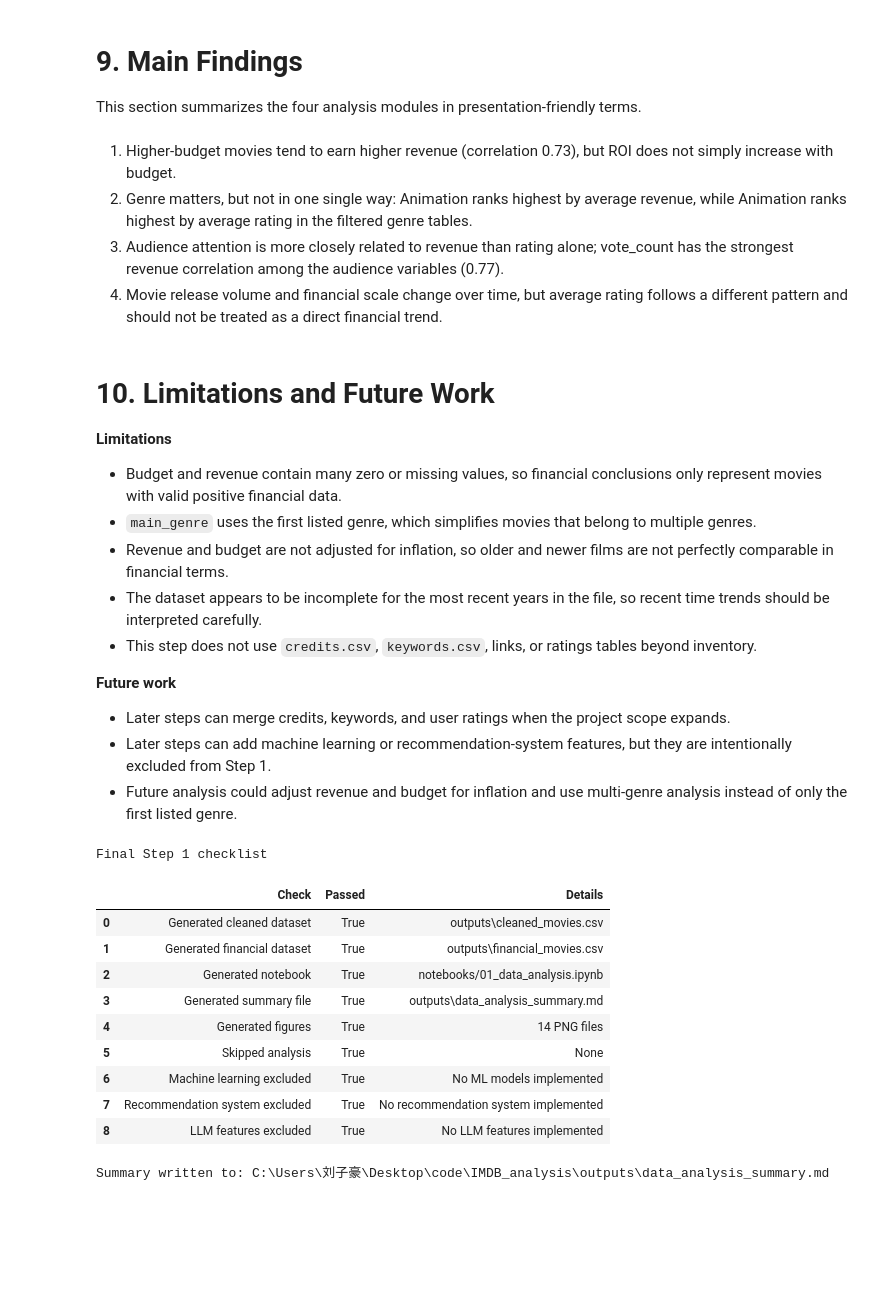
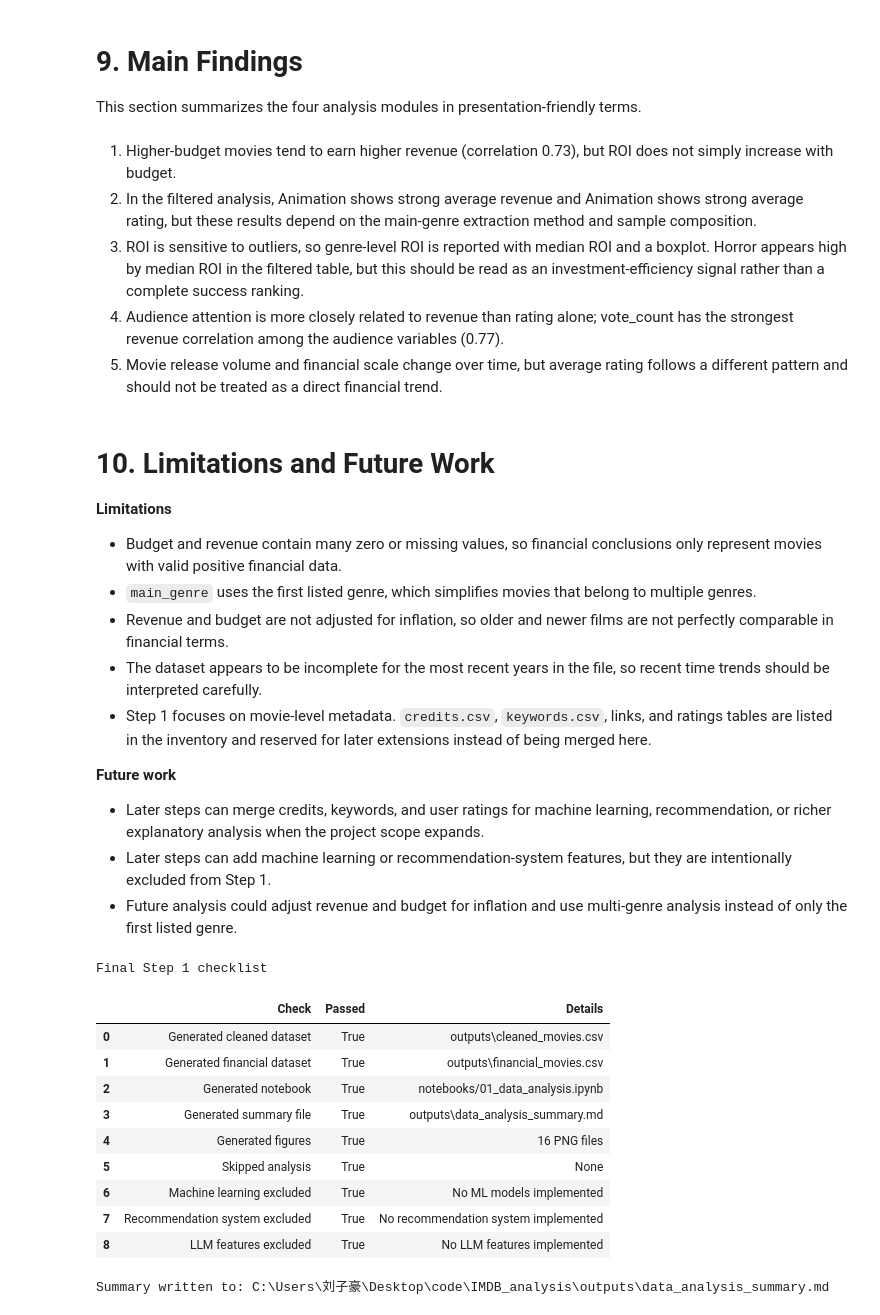
Before and after one commit to LiuZihao-Louis/IMDB_analysis, a Jupyter notebook: notebooks/01_data_analysis.ipynb, the cells around one changed output. Cells and saved outputs as stored; diff of their text form; code cells hidden in the pictures; blank space fills up the shorter version.

```diff
--- a/notebooks/01_data_analysis.ipynb
+++ b/notebooks/01_data_analysis.ipynb
@@ -316,5 +324,5 @@ display(genre_roi)
 # %%
-for figure_name in ["revenue_by_genre.png", "rating_by_genre.png", "roi_by_genre.png"]:
+for figure_name in ["revenue_by_genre.png", "rating_by_genre.png", "roi_by_genre.png", "roi_boxplot_by_genre.png"]:
     path = figure_paths.get(figure_name)
     if path:
         display(Image(filename=str(path)))
@@ -408,17 +417,19 @@ strongest_audience_corr = audience_corr.drop(labels=["revenue"], errors="ignore"
 
 main_findings = [
     f"1. Higher-budget movies tend to earn higher revenue (correlation {commercial_stats['budget_revenue_corr']:.2f}), but ROI does not simply increase with budget.",
-    f"2. Genre matters, but not in one single way: {top_revenue_genre} ranks highest by average revenue, while {top_rating_genre} ranks highest by average rating in the filtered genre tables.",
-    f"3. Audience attention is more closely related to revenue than rating alone; {strongest_audience_signal} has the strongest revenue correlation among the audience variables ({strongest_audience_corr:.2f}).",
-    f"4. Movie release volume and financial scale change over time, but average rating follows a different pattern and should not be treated as a direct financial trend.",
+    f"2. In the filtered analysis, {top_revenue_genre} shows strong average revenue and {top_rating_genre} shows strong average rating, but these results depend on the main-genre extraction method and sample composition.",
+    f"3. ROI is sensitive to outliers, so genre-level ROI is reported with median ROI and a boxplot. {top_roi_genre} appears high by median ROI in the filtered table, but this should be read as an investment-efficiency signal rather than a complete success ranking.",
+    f"4. Audience attention is more closely related to revenue than rating alone; {strongest_audience_signal} has the strongest revenue correlation among the audience variables ({strongest_audience_corr:.2f}).",
+    f"5. Movie release volume and financial scale change over time, but average rating follows a different pattern and should not be treated as a direct financial trend.",
 ]
 
 display(Markdown("\n".join(main_findings)))
 # %% [output]
 1. Higher-budget movies tend to earn higher revenue (correlation 0.73), but ROI does not simply increase with budget.
-2. Genre matters, but not in one single way: Animation ranks highest by average revenue, while Animation ranks highest by average rating in the filtered genre tables.
-3. Audience attention is more closely related to revenue than rating alone; vote_count has the strongest revenue correlation among the audience variables (0.77).
-4. Movie release volume and financial scale change over time, but average rating follows a different pattern and should not be treated as a direct financial trend.
+2. In the filtered analysis, Animation shows strong average revenue and Animation shows strong average rating, but these results depend on the main-genre extraction method and sample composition.
+3. ROI is sensitive to outliers, so genre-level ROI is reported with median ROI and a boxplot. Horror appears high by median ROI in the filtered table, but this should be read as an investment-efficiency signal rather than a complete success ranking.
+4. Audience attention is more closely related to revenue than rating alone; vote_count has the strongest revenue correlation among the audience variables (0.77).
+5. Movie release volume and financial scale change over time, but average rating follows a different pattern and should not be treated as a direct financial trend.
 # %% [markdown]
 # 10. Limitations and Future Work
 
@@ -428,11 +439,11 @@ display(Markdown("\n".join(main_findings)))
 - `main_genre` uses the first listed genre, which simplifies movies that belong to multiple genres.
 - Revenue and budget are not adjusted for inflation, so older and newer films are not perfectly comparable in financial terms.
 - The dataset appears to be incomplete for the most recent years in the file, so recent time trends should be interpreted carefully.
-- This step does not use `credits.csv`, `keywords.csv`, links, or ratings tables beyond inventory.
+- Step 1 focuses on movie-level metadata. `credits.csv`, `keywords.csv`, links, and ratings tables are listed in the inventory and reserved for later extensions instead of being merged here.
 
 **Future work**
 
-- Later steps can merge credits, keywords, and user ratings when the project scope expands.
+- Later steps can merge credits, keywords, and user ratings for machine learning, recommendation, or richer explanatory analysis when the project scope expands.
 - Later steps can add machine learning or recommendation-system features, but they are intentionally excluded from Step 1.
 - Future analysis could adjust revenue and budget for inflation and use multi-genre analysis instead of only the first listed genre.
 # %%
@@ -449,11 +460,12 @@ This Step 1 analysis studies **what factors are associated with movie success**
 - Detected CSV files: {', '.join(inventory['csv_files'])}
 - Main dataset: `movies_metadata.csv`
 - Shape of `movies_metadata.csv`: {inventory['movies_shape'][0]:,} rows x {inventory['movies_shape'][1]:,} columns
-- Duplicate movie count based on numeric id: {inventory['duplicate_movie_count']:,}
+- Rows belonging to duplicated movie-id groups: {inventory['duplicate_movie_count']:,}
 - Invalid budget rows for financial analysis: {inventory['invalid_budget_rows']:,}
 - Invalid revenue rows for financial analysis: {inventory['invalid_revenue_rows']:,}
 - Rows usable for financial analysis before duplicate removal: {inventory['financial_analysis_rows']:,}
 - Malformed/non-numeric movie id rows: {inventory['malformed_id_rows']:,}
+- Other CSV files are inventoried only in Step 1 and reserved for later extensions such as machine learning and recommendation-system work.
 
 ### Main Columns in `movies_metadata.csv`
 
@@ -473,6 +485,7 @@ This Step 1 analysis studies **what factors are associated with movie success**
 - Cleaned rows: {cleaning_summary['cleaned_rows']:,}
 - Malformed rows removed: {cleaning_summary['malformed_rows_removed']:,}
 - Duplicate rows removed: {cleaning_summary['duplicate_rows_removed']:,}
+- Duplicate note: {inventory['duplicate_movie_count']:,} rows belong to duplicated movie-id groups, and {cleaning_summary['duplicate_rows_removed']:,} redundant rows were removed during cleaning.
 - Rows in valid financial dataset after cleaning: {cleaning_summary['financial_rows']:,}
 - Financial-analysis subset saved to: `outputs/financial_movies.csv`
 - Zero or negative budget/revenue values were not treated as true financial values.
@@ -488,7 +501,7 @@ Higher-budget movies tend to achieve higher revenue. The correlation between bud
 
 ## Finding 2: Genre Performance
 
-Genres perform differently depending on the success definition. In the filtered tables, `{top_revenue_genre}` has the highest average revenue, `{top_rating_genre}` has the highest average rating, and `{top_roi_genre}` has the highest average ROI. This means genre affects commercial performance and audience evaluation in different ways.
+Genres perform differently depending on the success definition. In the filtered tables, `{top_revenue_genre}` shows strong average revenue and `{top_rating_genre}` shows strong average rating, but this depends on the `main_genre` extraction method and sample composition. ROI is sensitive to outliers, so median ROI and the ROI boxplot are used as cautious investment-efficiency indicators rather than absolute genre rankings.
 
 ## Finding 3: Audience Response
 
@@ -504,42 +517,42 @@ The dataset shows changes in release volume and financial scale over time. The h
 - Budget and revenue are not inflation-adjusted.
 - `main_genre` simplifies multi-genre movies to the first listed genre.
 - Recent years may be incomplete in the source dataset.
-- Step 1 does not merge credits, keywords, links, or ratings files.
+- Step 1 does not merge credits, keywords, links, or ratings files; these files are reserved for later project extensions.
 
 ## Future Work
 
-Future project stages can merge additional dataset files, add richer feature engineering, and later implement machine learning or recommendation-system components. Those later features are outside Step 1.
+Future project stages can merge additional dataset files such as credits, keywords, and ratings, add richer feature engineering, and later implement machine learning or recommendation-system components. Those later features are outside Step 1.
 
 ## Generated Figures
 
 {chr(10).join('- `outputs/figures/' + name + '`' for name in generated_figures)}
 '''
 
 SUMMARY_PATH.write_text(summary_md, encoding="utf-8")
 
 final_checklist = pd.DataFrame([
     ("Generated cleaned dataset", CLEANED_PATH.exists(), str(CLEANED_PATH.relative_to(PROJECT_ROOT))),
     ("Generated financial dataset", FINANCIAL_PATH.exists(), str(FINANCIAL_PATH.relative_to(PROJECT_ROOT))),
     ("Generated notebook", (PROJECT_ROOT / "notebooks" / "01_data_analysis.ipynb").exists(), "notebooks/01_data_analysis.ipynb"),
     ("Generated summary file", SUMMARY_PATH.exists(), str(SUMMARY_PATH.relative_to(PROJECT_ROOT))),
     ("Generated figures", len(generated_figures) >= 14, f"{len(generated_figures)} PNG files"),
     ("Skipped analysis", len(skipped_figures) == 0, "None" if not skipped_figures else str(skipped_figures)),
     ("Machine learning excluded", True, "No ML models implemented"),
     ("Recommendation system excluded", True, "No recommendation system implemented"),
     ("LLM features excluded", True, "No LLM features implemented"),
 ], columns=["Check", "Passed", "Details"])
 
 print("Final Step 1 checklist")
 display(final_checklist)
 print(f"Summary written to: {SUMMARY_PATH}")
 # %% [output]
 Final Step 1 checklist
 |  | Check | Passed | Details |
 | 0 | Generated cleaned dataset | True | outputs\cleaned_movies.csv |
 | 1 | Generated financial dataset | True | outputs\financial_movies.csv |
 | 2 | Generated notebook | True | notebooks/01_data_analysis.ipynb |
 | 3 | Generated summary file | True | outputs\data_analysis_summary.md |
-| 4 | Generated figures | True | 14 PNG files |
+| 4 | Generated figures | True | 16 PNG files |
 | 5 | Skipped analysis | True | None |
 | 6 | Machine learning excluded | True | No ML models implemented |
 | 7 | Recommendation system excluded | True | No recommendation system implemented |
```
Also changed, not shown: parts of 9 cells of this notebook, 5 other files.
